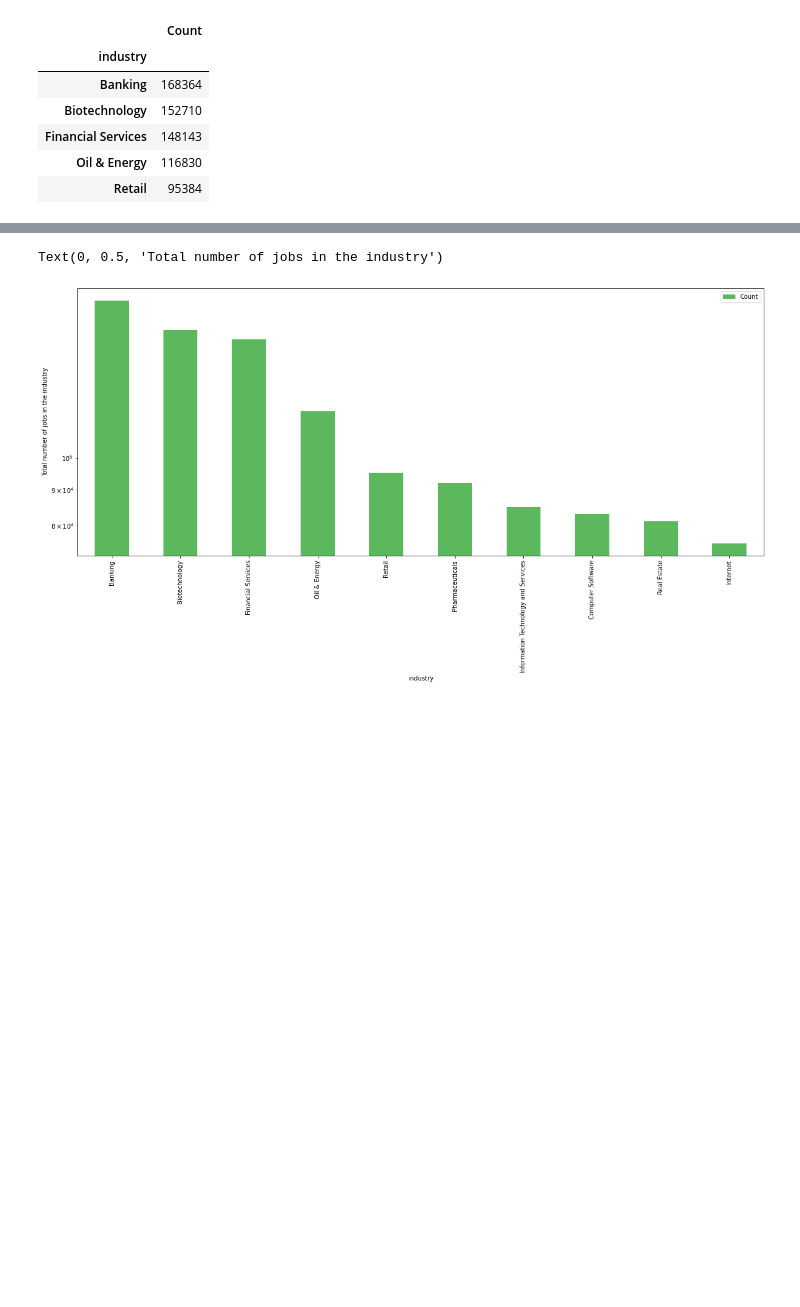
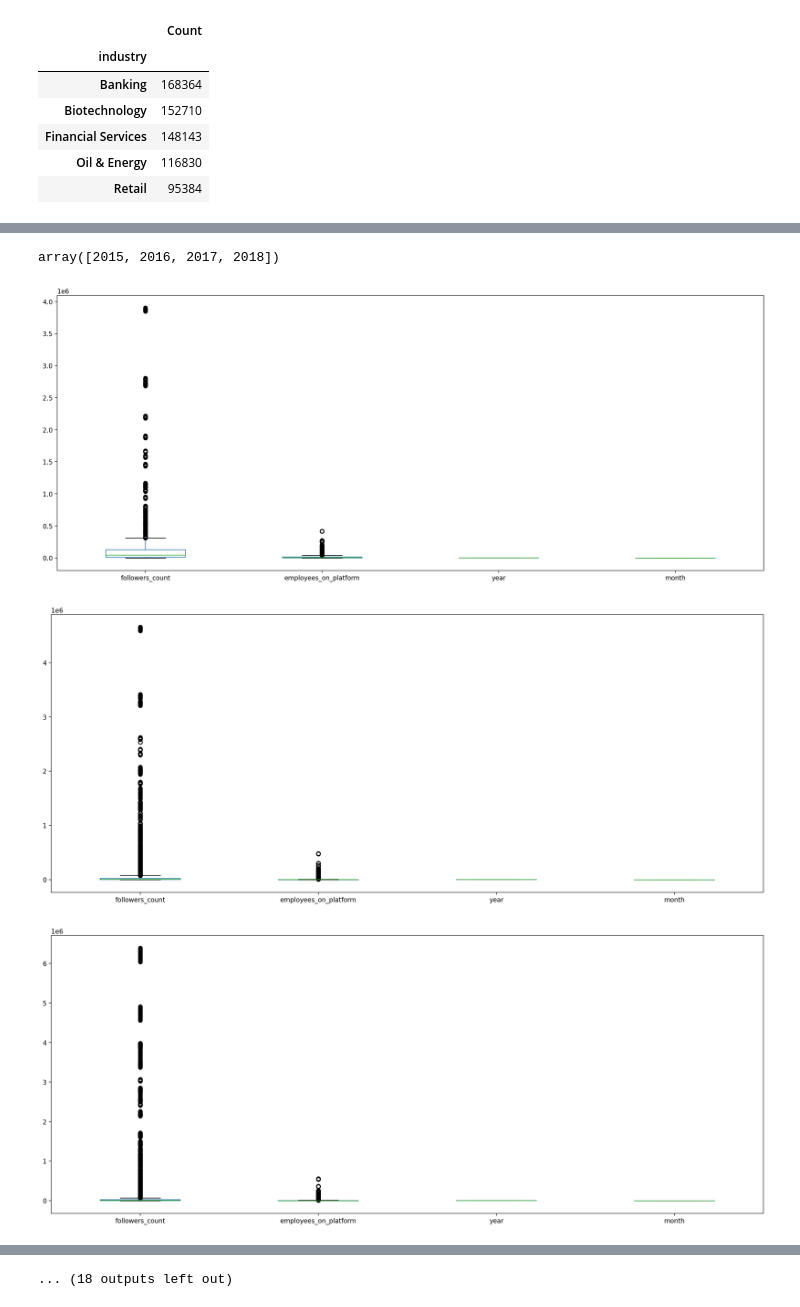
Before and after one commit to sayebms1/data_incubator, a Jupyter notebook: challenge.ipynb, the cells around one changed output, grey strips where cells are left out. Drawn from its saved outputs; the diff is of its cells as text; code cells hidden in the pictures; blank space fills up the shorter version.

```diff
--- a/challenge.ipynb
+++ b/challenge.ipynb
@@ -137,0 +204,5 @@ grouped_by_industry.head()
+# %%
+years = df['year'].unique()
+years
+# %% [output]
+array([2015, 2016, 2017, 2018])
@@ -138,9 +213,12 @@ grouped_by_industry.head()
 # %%
 
-ax=grouped_by_industry.head(10).plot(kind='bar',
+ax=df.groupby(['month','year']).plot(kind='box',
                             figsize=(20,8),
-                            color = ['#5cb85c', '#5bc0de',  '#d9534f']
+                            #color = ['#5cb85c', '#5bc0de',  '#d9534f']
                             )
-ax.set_yscale('log')
-ax.set_ylabel('Total number of jobs in the industry')
+# ax.set_yscale('log')
+# ax.set_ylabel('Total number of jobs in the industry')
 # %% [output]
+[figure, new version]
+[figure, added]
+[figure, added]
@@ -147,2 +234 @@ ax.set_ylabel('Total number of jobs in the industry')
-Text(0, 0.5, 'Total number of jobs in the industry')
+... (18 outputs left out)
-[figure, old version]
```
Also changed, not shown: parts of 12 cells of this notebook.
